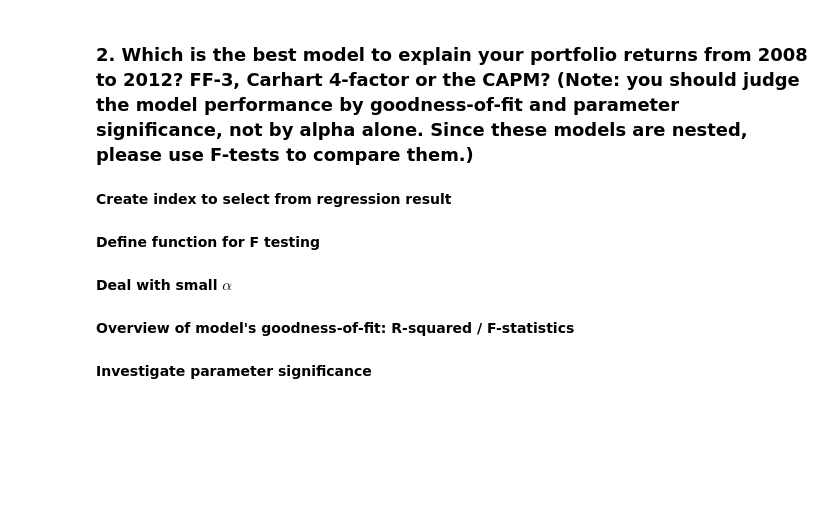
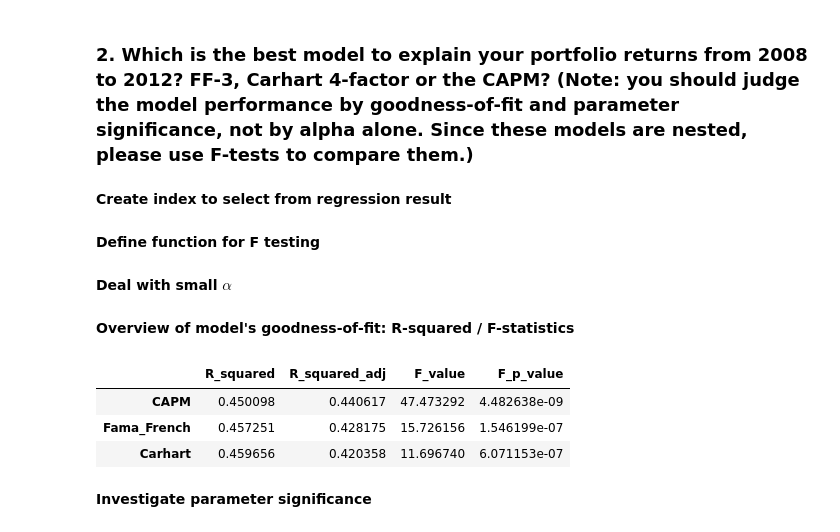
Before and after one commit to Andy-Liu66/2018NCCU-Econometrics, a Jupyter notebook: Homework 2/Homework 2.ipynb, the cells around one changed output. Saved outputs shown, nothing was run; the diff lists cells and outputs as text; code cells hidden in the pictures; blank space fills up the shorter version.

```diff
--- a/Homework 2/Homework 2.ipynb
+++ b/Homework 2/Homework 2.ipynb
@@ -219,5 +216,14 @@ def f_test(old_data, new_data):
 **Deal with small $\alpha$**
 # %% [markdown]
 **Overview of model's goodness-of-fit: R-squared / F-statistics**
+# %%
+pd.concat([CAPM_small_alpha_early.T[R_F_index],
+           Fama_French_small_alpha_early.T[R_F_index],
+           Carhart_small_alpha_early.T[R_F_index]])
+# %% [output]
+|  | R_squared | R_squared_adj | F_value | F_p_value |
+| CAPM | 0.450098 | 0.440617 | 47.473292 | 4.482638e-09 |
+| Fama_French | 0.457251 | 0.428175 | 15.726156 | 1.546199e-07 |
+| Carhart | 0.459656 | 0.420358 | 11.696740 | 6.071153e-07 |
 # %% [markdown]
 **Investigate parameter significance**
```
Also changed, not shown: parts of 30 cells of this notebook.
